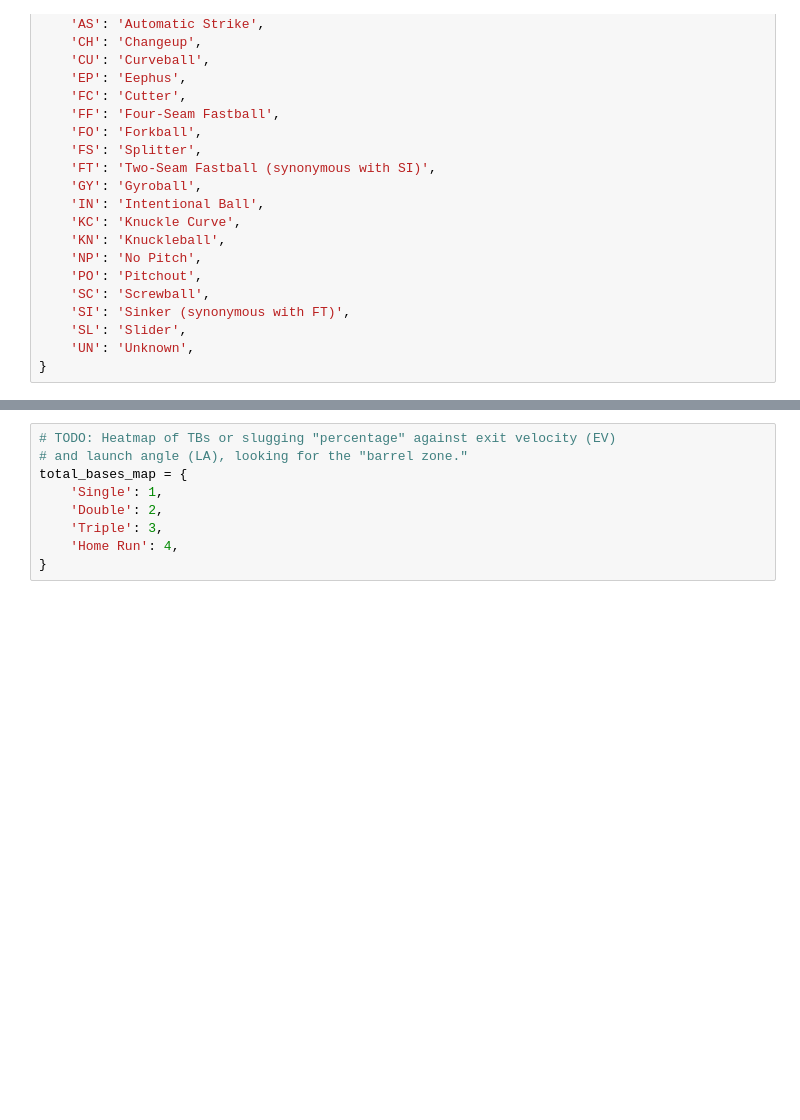
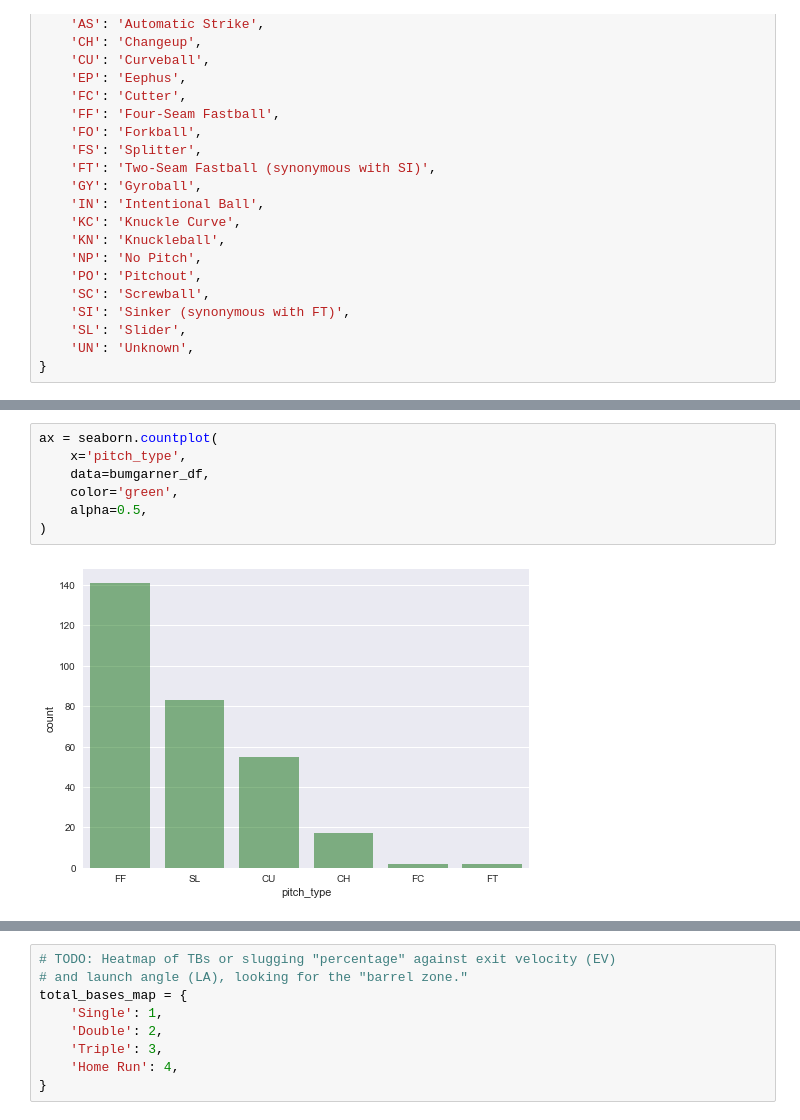
Before and after one commit to rlucioni/statcast, a Jupyter notebook: statcast/statcast.ipynb, the cells around one changed output, grey strips where cells are left out. Saved outputs shown, nothing was run; the diff lists cells and outputs as text; blank space fills up the shorter version.

```diff
--- a/statcast/statcast.ipynb
+++ b/statcast/statcast.ipynb
@@ -135,0 +92,9 @@ pyplot.bar(xs, spin_rate_means, yerr=spin_rate_stds, tick_label=pitch_df.index)
+# %%
+ax = seaborn.countplot(
+    x='pitch_type',
+    data=bumgarner_df,
+    color='green',
+    alpha=0.5,
+)
+# %% [output]
+[figure, added]
```
Also changed, not shown: parts of 20 cells of this notebook.
